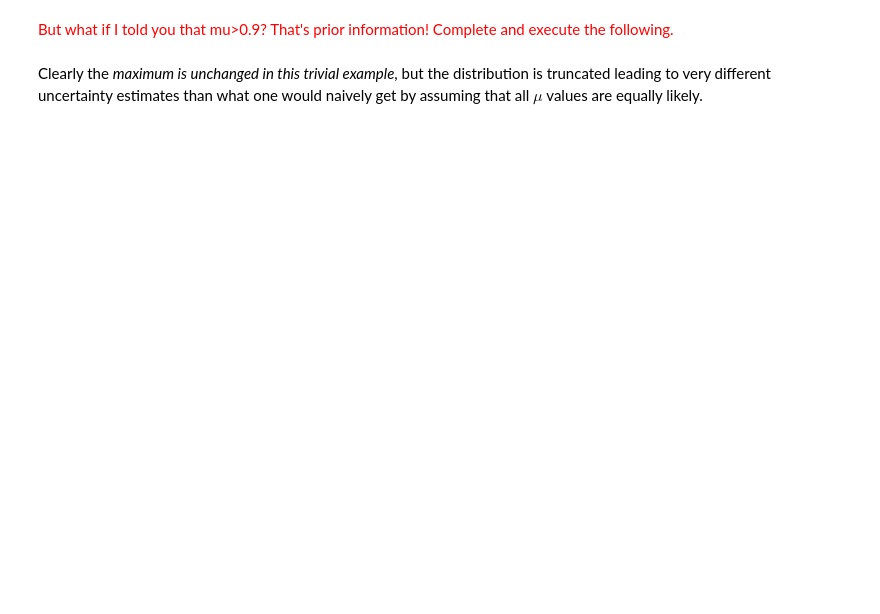
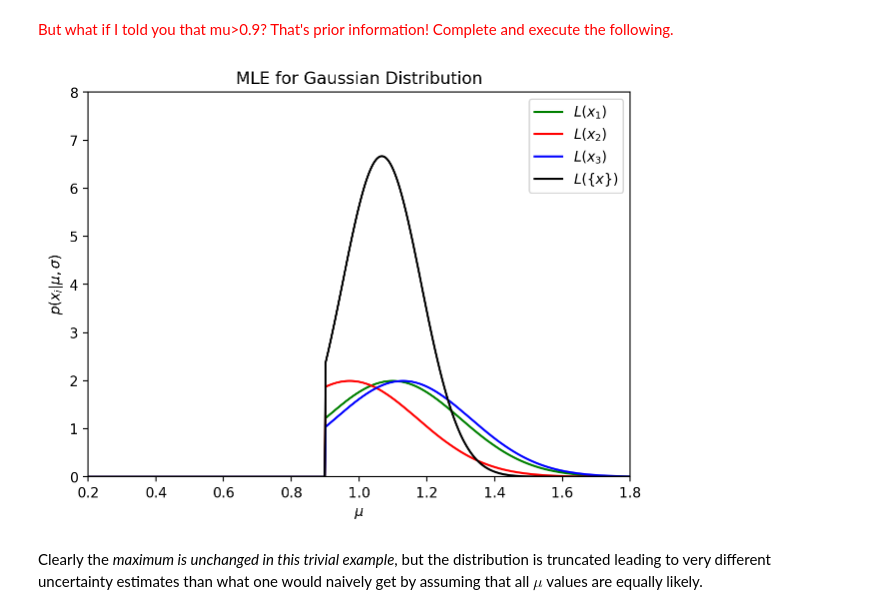
Before and after one commit to VanderbiltAstronomy/astr_8070_s24, a Jupyter notebook: coursework/student_folders/Ryan_Nowicki/Lecture_8_RyanNowicki.ipynb, the cells around one changed output. Drawn from its saved outputs; the diff is of its cells as text; code cells hidden in the pictures; blank space fills up the shorter version.

```diff
--- a/coursework/student_folders/Ryan_Nowicki/Lecture_8_RyanNowicki.ipynb
+++ b/coursework/student_folders/Ryan_Nowicki/Lecture_8_RyanNowicki.ipynb
@@ -135,25 +141,27 @@ plt.show()
 <font color='red'>But what if I told you that mu>0.9? That's prior information! Complete and execute the following. </font>
 # %%
 muMin = 0.9
-L1[muGrid < ___] = ___
-L2[muGrid < ___] = ___
-L3[muGrid < ___] = ___
-L = ___ * ___ * ___
+L1[muGrid < muMin] = 0
+L2[muGrid < muMin] = 0
+L3[muGrid < muMin] = 0
+L = L1 * L2 * L3
 
 # plot
 fig, ax = plt.subplots(figsize=(7, 5))
 plt.plot(muGrid, L1, ls='-', c='green', label=r'$L(x_1)$')
 plt.plot(muGrid, L2, ls='-', c='red', label=r'$L(x_2)$')
 plt.plot(muGrid, L3, ls='-', c='blue', label=r'$L(x_3)$')
 plt.plot(muGrid, L, ls='-', c='black', label=r'$L(\{x\})$')
 
 plt.xlim(0.2, 1.8)
 plt.ylim(0, 8.0)
 plt.xlabel('$\mu$')
 plt.ylabel(r'$p(x_i|\mu,\sigma)$')
 plt.title('MLE for Gaussian Distribution')
 plt.legend()
 plt.show()
+# %% [output]
+[figure, added]
 # %% [markdown]
 Clearly the *maximum is unchanged in this trivial example*, but the distribution is truncated leading to very different uncertainty estimates than what one would naively get by assuming that all $\mu$ values are equally likely.
 # %% [markdown]
```
Also changed, not shown: parts of 4 cells of this notebook.
